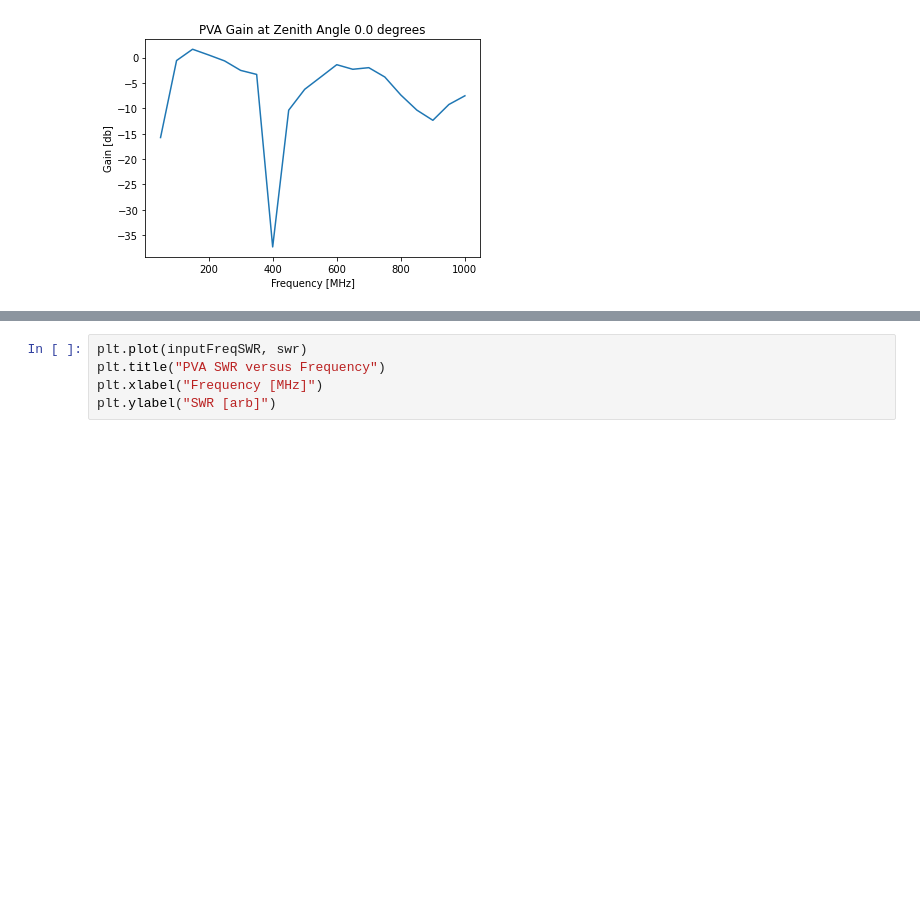
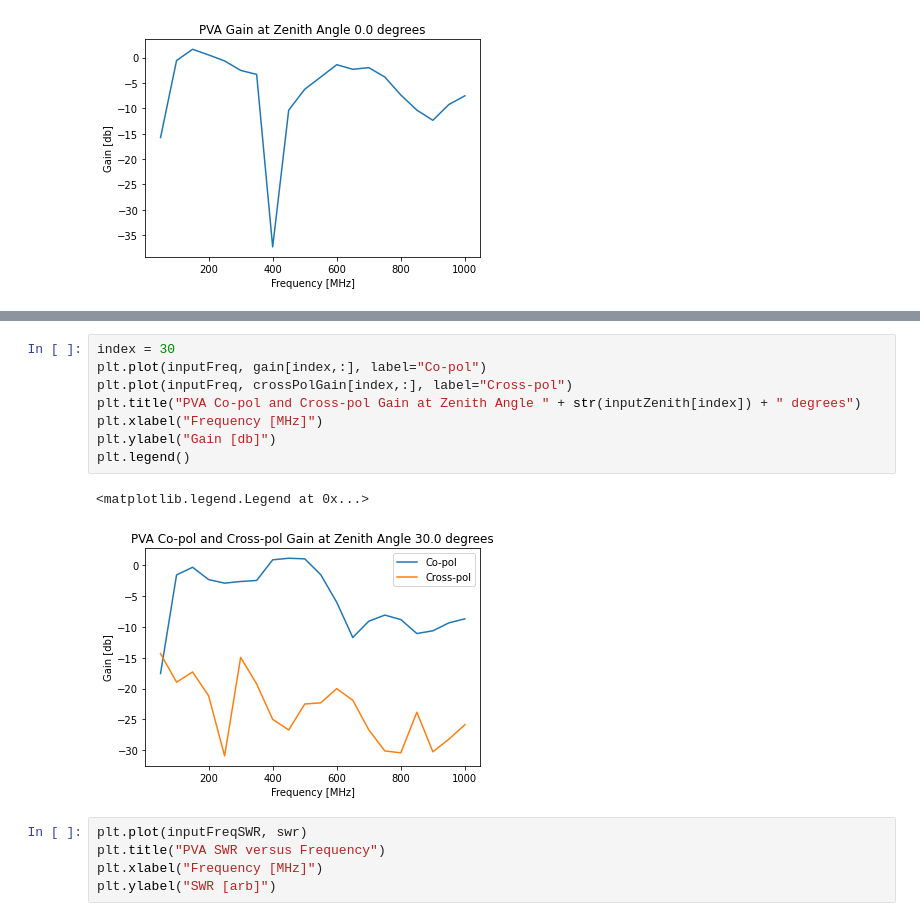
Before and after one commit to FlahertyJustinC/thesisWork, a Jupyter notebook: pvaGainAndPhase/pvaDataTransform.ipynb, the cells around one changed output, grey strips where cells are left out. Saved outputs shown, nothing was run; the diff lists cells and outputs as text; blank space fills up the shorter version.

```diff
--- a/pvaGainAndPhase/pvaDataTransform.ipynb
+++ b/pvaGainAndPhase/pvaDataTransform.ipynb
@@ -68,3 +146,14 @@ Text(0, 0.5, 'Gain [db]')
+# %%
+index = 30
+plt.plot(inputFreq, gain[index,:], label="Co-pol")
+plt.plot(inputFreq, crossPolGain[index,:], label="Cross-pol")
+plt.title("PVA Co-pol and Cross-pol Gain at Zenith Angle " + str(inputZenith[index]) + " degrees")
+plt.xlabel("Frequency [MHz]")
+plt.ylabel("Gain [db]")
+plt.legend()
+# %% [output]
+<matplotlib.legend.Legend at 0x...>
+[figure, added]
 # %%
 plt.plot(inputFreqSWR, swr)
 plt.title("PVA SWR versus Frequency")
```
Also changed, not shown: parts of 11 cells of this notebook, 8 other files.
